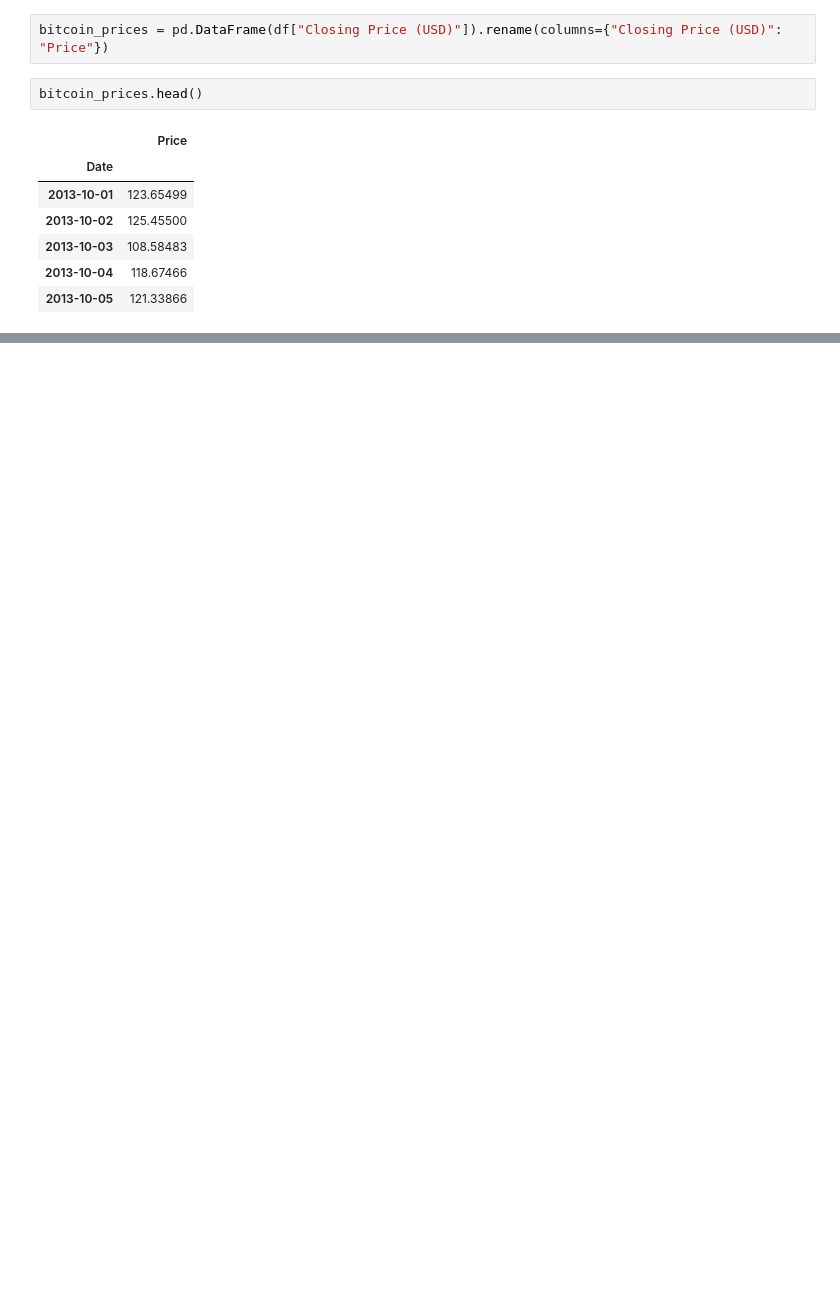
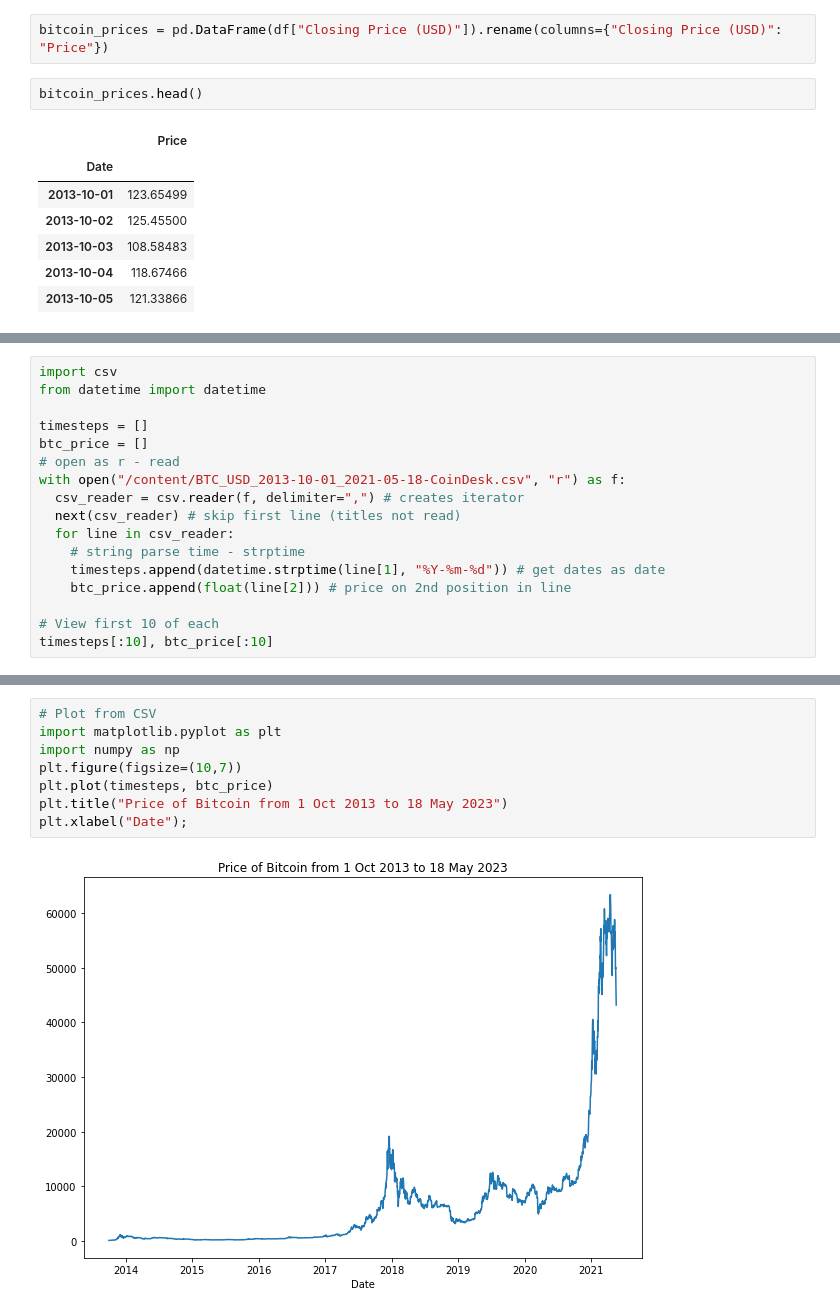
Before and after one commit to Krykiet/TF_training, a Jupyter notebook: 10_time_series.ipynb, the cells around one changed output, grey strips where cells are left out. Saved outputs shown, nothing was run; the diff lists cells and outputs as text; blank space fills up the shorter version.

```diff
--- a/10_time_series.ipynb
+++ b/10_time_series.ipynb
@@ -92,0 +113,17 @@ bitcoin_prices.head()
+# %%
+import csv
+from datetime import datetime
+
+timesteps = []
+btc_price = []
+# open as r - read
+with open("/content/BTC_USD_2013-10-01_2021-05-18-CoinDesk.csv", "r") as f:
+  csv_reader = csv.reader(f, delimiter=",") # creates iterator
+  next(csv_reader) # skip first line (titles not read)
+  for line in csv_reader:
+    # string parse time - strptime
+    timesteps.append(datetime.strptime(line[1], "%Y-%m-%d")) # get dates as date
+    btc_price.append(float(line[2])) # price on 2nd position in line
+
+# View first 10 of each
+timesteps[:10], btc_price[:10]
@@ -92,0 +151,10 @@ bitcoin_prices.head()
+# %%
+# Plot from CSV
+import matplotlib.pyplot as plt
+import numpy as np
+plt.figure(figsize=(10,7))
+plt.plot(timesteps, btc_price)
+plt.title("Price of Bitcoin from 1 Oct 2013 to 18 May 2023")
+plt.xlabel("Date");
+# %% [output]
+[figure, added]
```
Also changed, not shown: parts of 6 cells of this notebook.
